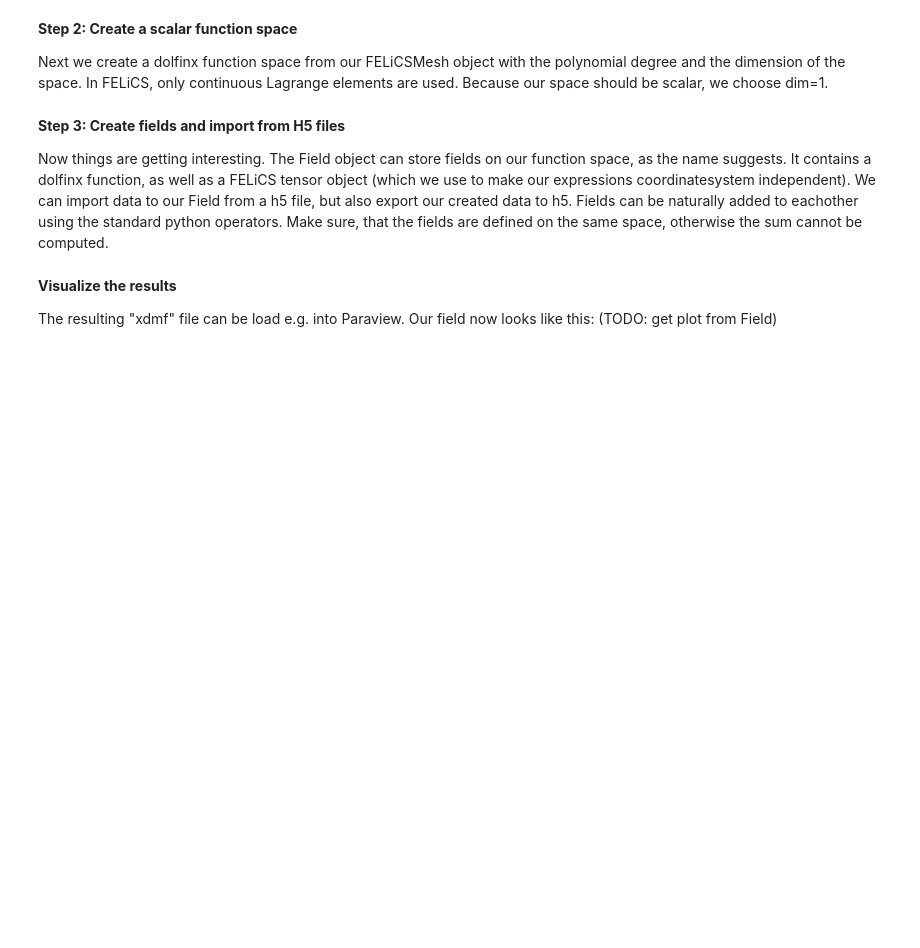
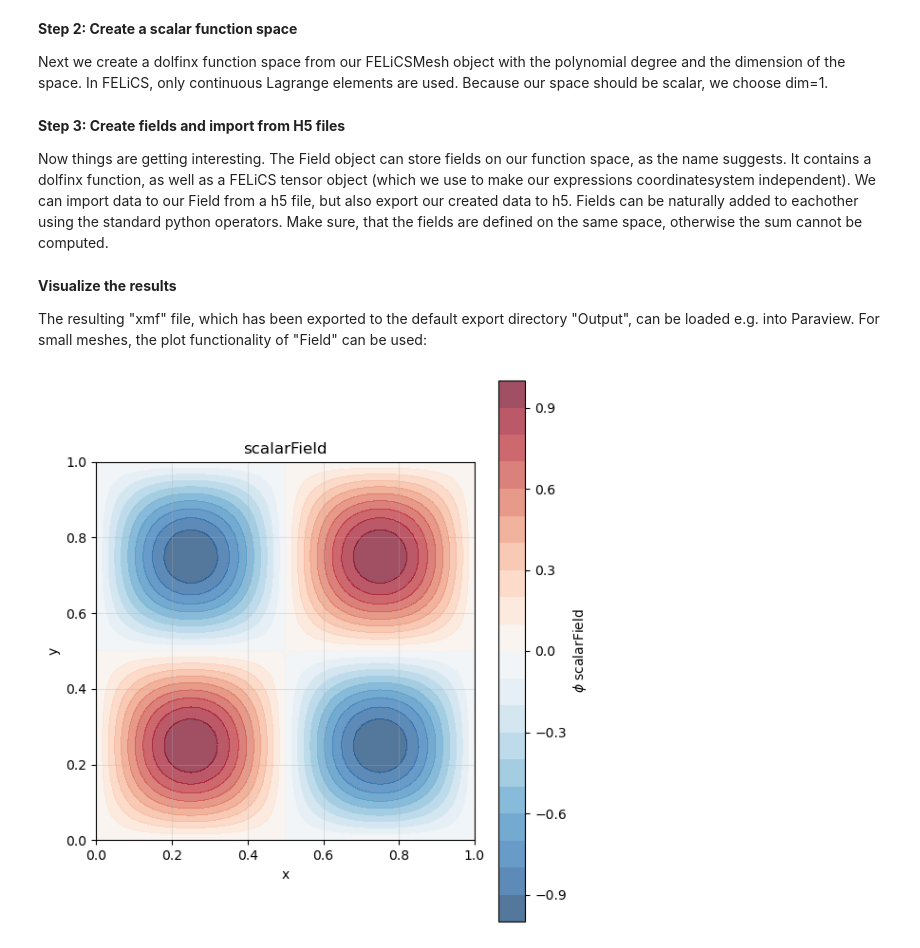
Before and after one commit to arash-mp/FELiCS_FSI, a Jupyter notebook: tutorials/HowTos/01_FirstSteps/01_ImportExport.ipynb, the cells around one changed output. Saved outputs shown, nothing was run; the diff lists cells and outputs as text; code cells hidden in the pictures; blank space fills up the shorter version.

Commit message:
finish 01_ImportExport

```diff
--- a/tutorials/HowTos/01_FirstSteps/01_ImportExport.ipynb
+++ b/tutorials/HowTos/01_FirstSteps/01_ImportExport.ipynb
@@ -13,9 +13,9 @@ The FELiCSMesh is a wrapper for a dolfinx mesh, that contains additional attribu
 # %%
 from FELiCS.SpaceDisc.FELiCSMesh import FELiCSMesh
 
-meshFileName = "Input/square_mesh.msh"
+meshFileName         = "Input/square_mesh.msh"
 coordinateSystemName = "Cartesian"
 
 # Create a FELiCS mesh from the gmsh file
-mesh = FELiCSMesh(coordinateSystemName=coordinateSystemName, meshFileName=meshFileName)
+mesh = FELiCSMesh(coordinateSystemName, meshFileName)
 # %% [output]
@@ -53,4 +58,8 @@ Field3.exportToH5(writer, "field_sum")
 # %% [markdown]
 **Visualize the results**
 
-The resulting "xdmf" file can be load e.g. into Paraview. Our field now looks like this: (TODO: get plot from Field)
+The resulting "xmf" file, which has been exported to the default export directory "Output", can be loaded e.g. into Paraview. For small meshes, the plot functionality of "Field" can be used:
+# %%
+Field3.plot()
+# %% [output]
+[figure, added]
```
Also changed, not shown: parts of 2 cells of this notebook, 5 other files.
